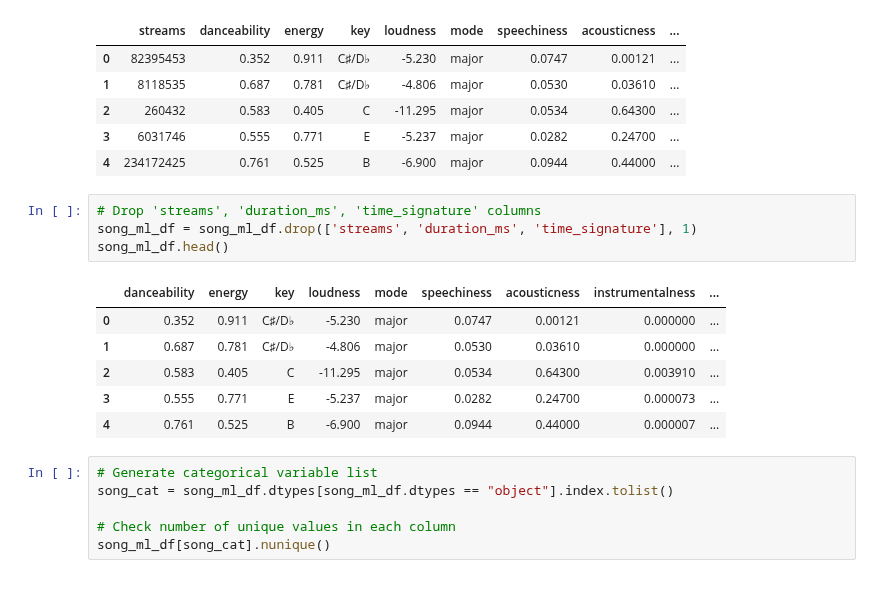
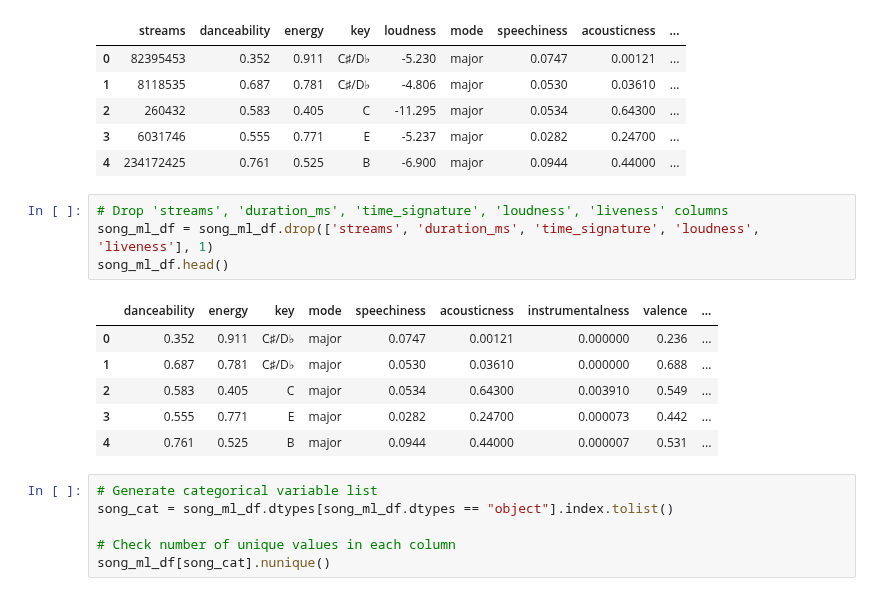
Before and after one commit to aseo67/Top_Songs_Analysis, a Jupyter notebook: TopSongsAnalysis_Model.ipynb, the cells around one changed output. Cells and saved outputs as stored; diff of their text form.

```diff
--- a/TopSongsAnalysis_Model.ipynb
+++ b/TopSongsAnalysis_Model.ipynb
@@ -130,16 +130,16 @@ song_ml_df.head()
 | 3 | 6031746 | 0.555 | 0.771 | E | -5.237 | major | 0.0282 | 0.24700 | ... |
 | 4 | 234172425 | 0.761 | 0.525 | B | -6.900 | major | 0.0944 | 0.44000 | ... |
 # %%
-# Drop 'streams', 'duration_ms', 'time_signature' columns
-song_ml_df = song_ml_df.drop(['streams', 'duration_ms', 'time_signature'], 1)
+# Drop 'streams', 'duration_ms', 'time_signature', 'loudness', 'liveness' columns
+song_ml_df = song_ml_df.drop(['streams', 'duration_ms', 'time_signature', 'loudness', 'liveness'], 1)
 song_ml_df.head()
 # %% [output]
-|  | danceability | energy | key | loudness | mode | speechiness | acousticness | instrumentalness | ... |
-| 0 | 0.352 | 0.911 | C♯/D♭ | -5.230 | major | 0.0747 | 0.00121 | 0.000000 | ... |
-| 1 | 0.687 | 0.781 | C♯/D♭ | -4.806 | major | 0.0530 | 0.03610 | 0.000000 | ... |
-| 2 | 0.583 | 0.405 | C | -11.295 | major | 0.0534 | 0.64300 | 0.003910 | ... |
-| 3 | 0.555 | 0.771 | E | -5.237 | major | 0.0282 | 0.24700 | 0.000073 | ... |
-| 4 | 0.761 | 0.525 | B | -6.900 | major | 0.0944 | 0.44000 | 0.000007 | ... |
+|  | danceability | energy | key | mode | speechiness | acousticness | instrumentalness | valence | ... |
+| 0 | 0.352 | 0.911 | C♯/D♭ | major | 0.0747 | 0.00121 | 0.000000 | 0.236 | ... |
+| 1 | 0.687 | 0.781 | C♯/D♭ | major | 0.0530 | 0.03610 | 0.000000 | 0.688 | ... |
+| 2 | 0.583 | 0.405 | C | major | 0.0534 | 0.64300 | 0.003910 | 0.549 | ... |
+| 3 | 0.555 | 0.771 | E | major | 0.0282 | 0.24700 | 0.000073 | 0.442 | ... |
+| 4 | 0.761 | 0.525 | B | major | 0.0944 | 0.44000 | 0.000007 | 0.531 | ... |
 # %%
 # Generate categorical variable list
 song_cat = song_ml_df.dtypes[song_ml_df.dtypes == "object"].index.tolist()
```
Also changed, not shown: parts of 8 cells of this notebook, 1 other file.
